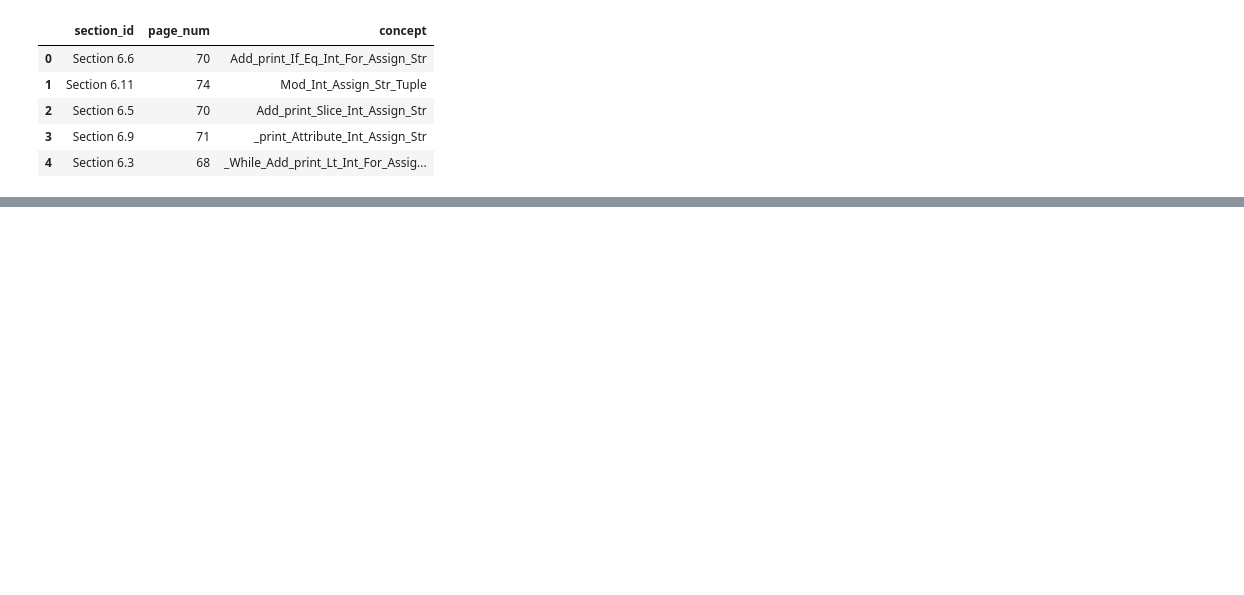
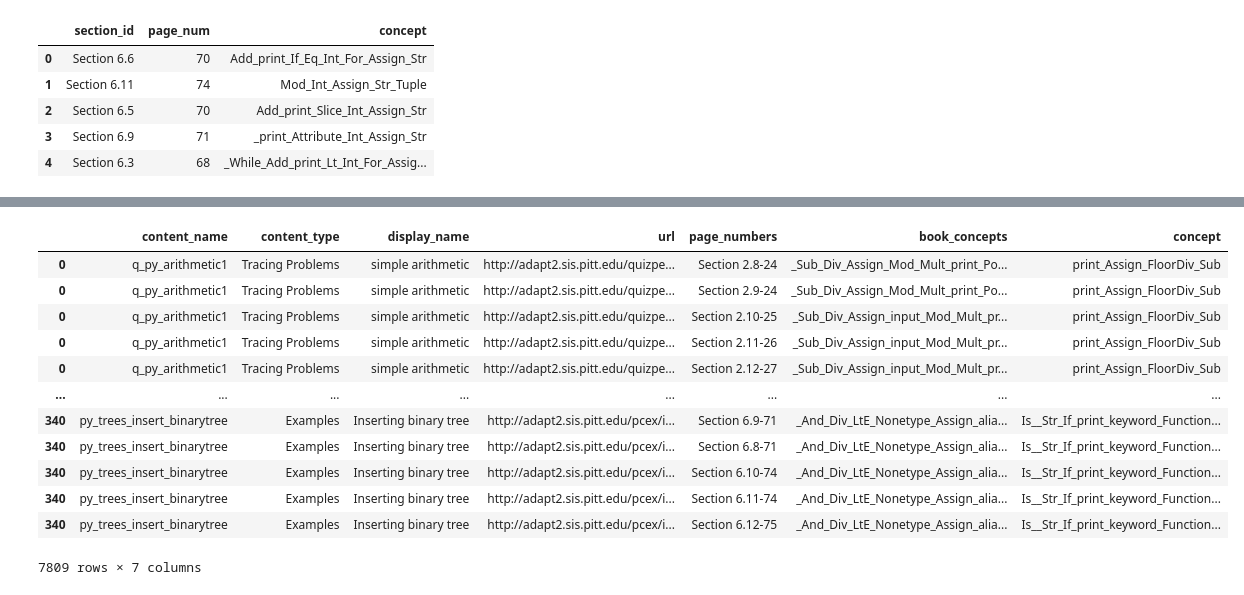
Before and after one commit to PAWSLabUniversityOfPittsburgh/python-parser, a Jupyter notebook: merge_concepts.ipynb, the cells around one changed output, grey strips where cells are left out. Drawn from its saved outputs; the diff is of its cells as text; code cells hidden in the pictures; blank space fills up the shorter version.

```diff
--- a/merge_concepts.ipynb
+++ b/merge_concepts.ipynb
@@ -238,0 +260,44 @@ content_name_urls[['content_name','content_type','display_name','url','page_numb
+# %%
+def get_page_nums(row,textbook):
+    slc_concepts = [x.lower() for x in set(row['concept'].split('_'))] if not(pd.isna(row['concept'])) else []
+    ind = 0
+    page_nums = {}
+
+    matched_concepts = {}
+    while ind < textbook.shape[0]:
+        row1 = textbook.loc[ind]
+        book_concepts = [x.lower() for x in set(row1['concept'].split('_'))]
+        match_count = 0
+
+        for concept in book_concepts:
+            if concept in slc_concepts: match_count += 1
+
+        page_nums[f"{row1['section_id']}-{row1['page_num']}"] = match_count
+        matched_concepts[f"{row1['section_id']}-{row1['page_num']}"] = row1['concept']
+
+        ind += 1
+
+    get_max_count = max(page_nums.values())
+
+    return [(k,matched_concepts[k]) for k,v in page_nums.items() if v == get_max_count]
+
+
+content_name_urls['book_match'] = content_name_urls.apply(get_page_nums,1,args=(textbook,))
+content_name_urls = content_name_urls.explode('book_match')
+content_name_urls['book_concepts'] = content_name_urls.apply(lambda x: x['book_match'][1],axis=1)
+content_name_urls['page_numbers'] = content_name_urls.apply(lambda x: x['book_match'][0],axis=1)
+content_name_urls[['content_name','content_type','display_name','url','page_numbers','book_concepts','concept']]   #,'section_ids']]
+# %% [output]
+|  | content_name | content_type | display_name | url | page_numbers | book_concepts | concept |
+| 0 | q_py_arithmetic1 | Tracing Problems | simple arithmetic | http://adapt2.sis.pitt.edu/quizpe... | Section 2.8-24 | _Sub_Div_Assign_Mod_Mult_print_Po... | print_Assign_FloorDiv_Sub |
+| 0 | q_py_arithmetic1 | Tracing Problems | simple arithmetic | http://adapt2.sis.pitt.edu/quizpe... | Section 2.9-24 | _Sub_Div_Assign_Mod_Mult_print_Po... | print_Assign_FloorDiv_Sub |
+| 0 | q_py_arithmetic1 | Tracing Problems | simple arithmetic | http://adapt2.sis.pitt.edu/quizpe... | Section 2.10-25 | _Sub_Div_Assign_input_Mod_Mult_pr... | print_Assign_FloorDiv_Sub |
+| 0 | q_py_arithmetic1 | Tracing Problems | simple arithmetic | http://adapt2.sis.pitt.edu/quizpe... | Section 2.11-26 | _Sub_Div_Assign_input_Mod_Mult_pr... | print_Assign_FloorDiv_Sub |
+| 0 | q_py_arithmetic1 | Tracing Problems | simple arithmetic | http://adapt2.sis.pitt.edu/quizpe... | Section 2.12-27 | _Sub_Div_Assign_input_Mod_Mult_pr... | print_Assign_FloorDiv_Sub |
+| ... | ... | ... | ... | ... | ... | ... | ... |
+| 340 | py_trees_insert_binarytree | Examples | Inserting binary tree | http://adapt2.sis.pitt.edu/pcex/i... | Section 6.9-71 | _And_Div_LtE_Nonetype_Assign_alia... | Is__Str_If_print_keyword_Function... |
+| 340 | py_trees_insert_binarytree | Examples | Inserting binary tree | http://adapt2.sis.pitt.edu/pcex/i... | Section 6.8-71 | _And_Div_LtE_Nonetype_Assign_alia... | Is__Str_If_print_keyword_Function... |
+| 340 | py_trees_insert_binarytree | Examples | Inserting binary tree | http://adapt2.sis.pitt.edu/pcex/i... | Section 6.10-74 | _And_Div_LtE_Nonetype_Assign_alia... | Is__Str_If_print_keyword_Function... |
+| 340 | py_trees_insert_binarytree | Examples | Inserting binary tree | http://adapt2.sis.pitt.edu/pcex/i... | Section 6.11-74 | _And_Div_LtE_Nonetype_Assign_alia... | Is__Str_If_print_keyword_Function... |
+| 340 | py_trees_insert_binarytree | Examples | Inserting binary tree | http://adapt2.sis.pitt.edu/pcex/i... | Section 6.12-75 | _And_Div_LtE_Nonetype_Assign_alia... | Is__Str_If_print_keyword_Function... |
+7809 rows × 7 columns
```
Also changed, not shown: parts of 16 cells of this notebook, 1 other file.
